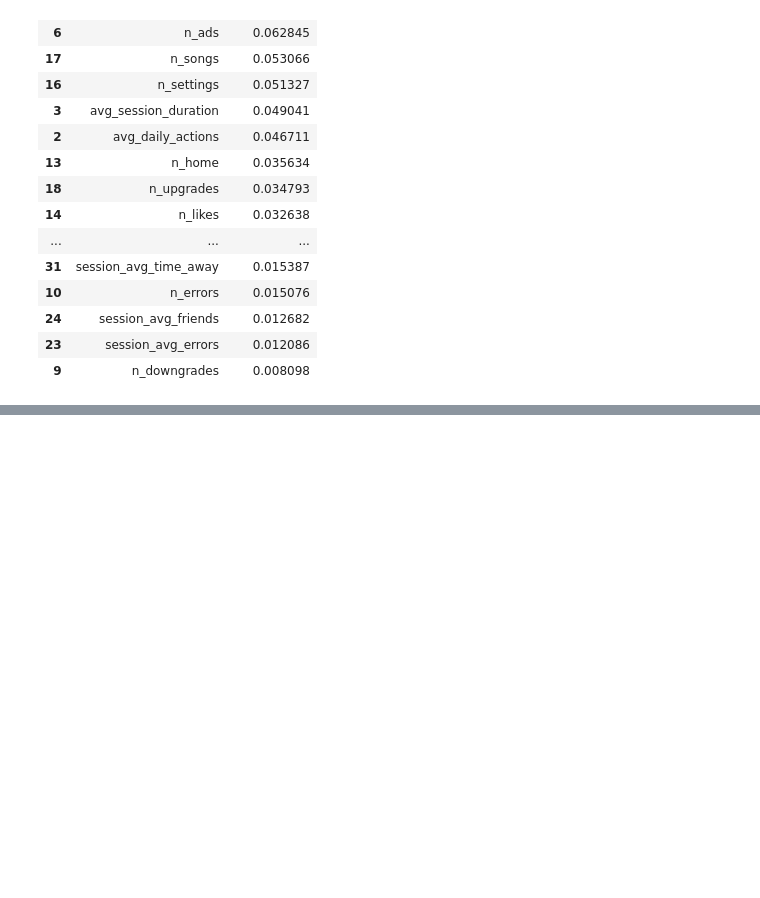
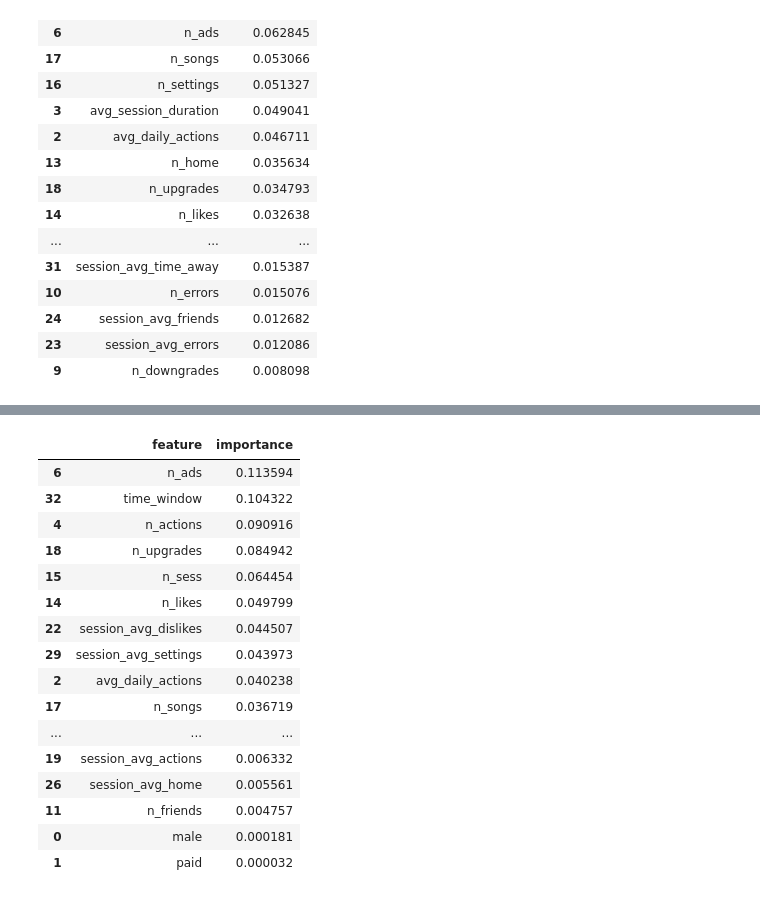
Before and after one commit to brunowdev/sparkify, a Jupyter notebook: Sklearn - Test.ipynb, the cells around one changed output, grey strips where cells are left out. Cells and saved outputs as stored; diff of their text form; code cells hidden in the pictures; blank space fills up the shorter version.

```diff
--- a/Sklearn - Test.ipynb
+++ b/Sklearn - Test.ipynb
@@ -968,0 +559,22 @@ model.best_score_
+# %%
+importances = pd.Series(best_model.feature_importances_, index = list(data.drop(['canceled'], axis = 1).columns)).to_frame().reset_index()
+importances.columns = ['feature', 'importance']
+importances.sort_values(by = 'importance', ascending = False)
+# %% [output]
+|  | feature | importance |
+| 6 | n_ads | 0.113594 |
+| 32 | time_window | 0.104322 |
+| 4 | n_actions | 0.090916 |
+| 18 | n_upgrades | 0.084942 |
+| 15 | n_sess | 0.064454 |
+| 14 | n_likes | 0.049799 |
+| 22 | session_avg_dislikes | 0.044507 |
+| 29 | session_avg_settings | 0.043973 |
+| 2 | avg_daily_actions | 0.040238 |
+| 17 | n_songs | 0.036719 |
+| ... | ... | ... |
+| 19 | session_avg_actions | 0.006332 |
+| 26 | session_avg_home | 0.005561 |
+| 11 | n_friends | 0.004757 |
+| 0 | male | 0.000181 |
+| 1 | paid | 0.000032 |
```
Also changed, not shown: parts of 34 cells of this notebook.
